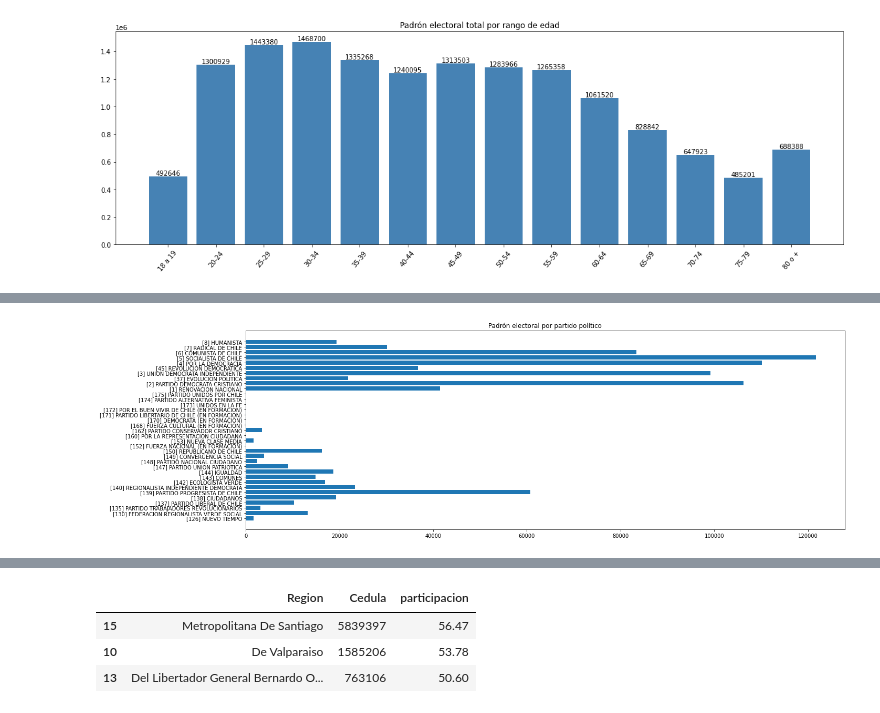
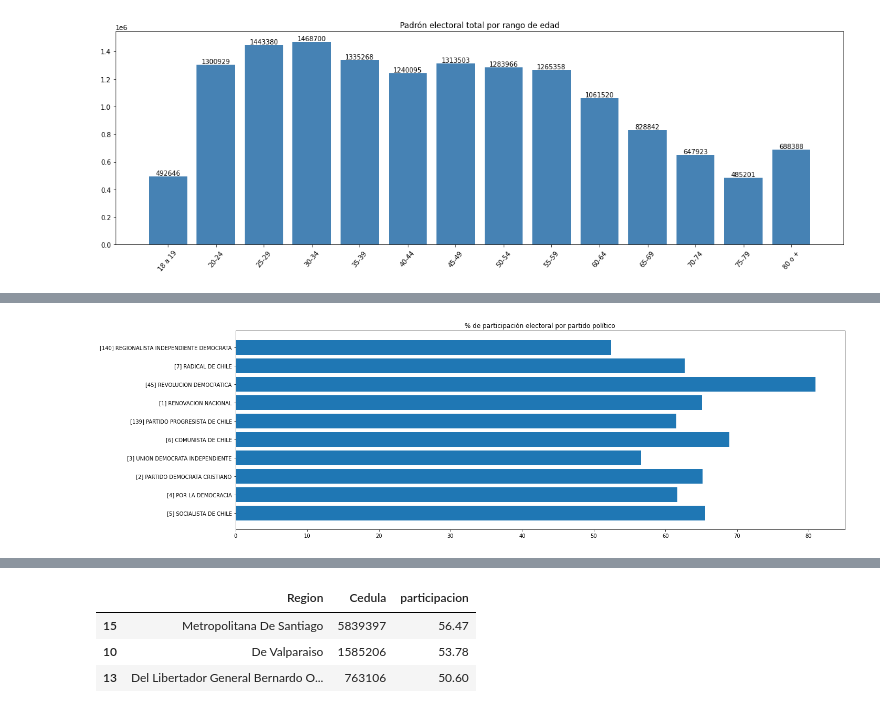
Before and after one commit to framirezv/proyecto-portafolio, a Jupyter notebook: notebooks/EDA_plebiscito_chile_v2.ipynb, the cells around one changed output, grey strips where cells are left out. Drawn from its saved outputs; the diff is of its cells as text; code cells hidden in the pictures.

```diff
--- a/notebooks/EDA_plebiscito_chile_v2.ipynb
+++ b/notebooks/EDA_plebiscito_chile_v2.ipynb
@@ -42,12 +43,9 @@ plt.show()
 [figure]
 # %%
 #creando dataframe para padrón electoral por partido
-df_padron_partido = df_datos.groupby('Partido').count()['Cedula'].reset_index()
+df_padron_partido = df_datos.groupby('Partido').count()[['Cedula','Votaron']].reset_index()
 
-df_padron_partido['militantes']=df_padron_partido['Cedula']
-
-
-df_padron_partido = df_padron_partido.drop(['Cedula'], axis=1)
+df_padron_partido['padron']=df_padron_partido['Cedula']
 # %%
 #detalle de partidos con su posición política
 df_pp = pd.read_csv('./../Datos/pp.csv')
@@ -56,3 +68,3 @@ df_padron_partido = df_padron_partido.merge(df_pp, how = 'left', left_on='Partid
 # %%
 #mostramos los 10 partidos con mayor cantidad de militantes y su posición política
-df_padron_partido.iloc[1:].sort_values('militantes',ascending=False).head(10)
+df_militantes_pp=df_padron_partido.iloc[1:].sort_values('padron',ascending=False).head(10)
@@ -71,3 +71,5 @@ df_padron_partido.iloc[1:].sort_values('militantes',ascending=False).head(10)
+# %%
+df_militantes_pp['participacion'] = np.round(df_militantes_pp['Votaron']*100/df_militantes_pp['Cedula'],2)
 # %%
-#nos quedamos unicamente con la cantidad de militantes por partido, excluyendo a quienes no militan en ningún partido
-df_militantes_pp = df_padron_partido.iloc[1:]
+#mostramos los 10 partidos con mayor cantidad de militantes y su posición política
+df_militantes_pp.sort_values('participacion',ascending=False).head(10)
@@ -74,15 +88,15 @@ df_militantes_pp = df_padron_partido.iloc[1:]
 # %%
 #Mostramos el padrón electoral de los militantes por partido político
-plt.barh(df_militantes_pp['Partido'],df_militantes_pp['militantes'])
+plt.barh(df_militantes_pp['Partido'],df_militantes_pp['participacion'])
 
 plt.rcParams["figure.figsize"] = (20, 6)
 
-plt.title('Padrón electoral por partido político')
-
+plt.title('% de participación electoral por partido político')
+plt.savefig('porc_partic_partido.png')
 plt.tight_layout()
 plt.show()
 # %% [output]
-[figure, old version]
+[figure, new version]
 # %%
 #dataframe inicial para el % de la participación por region
 df_participacion_reg = df_datos.groupby('Region').count()[['Cedula','Votaron']].reset_index()
```
Also changed, not shown: parts of 18 cells of this notebook, 13 other files.
